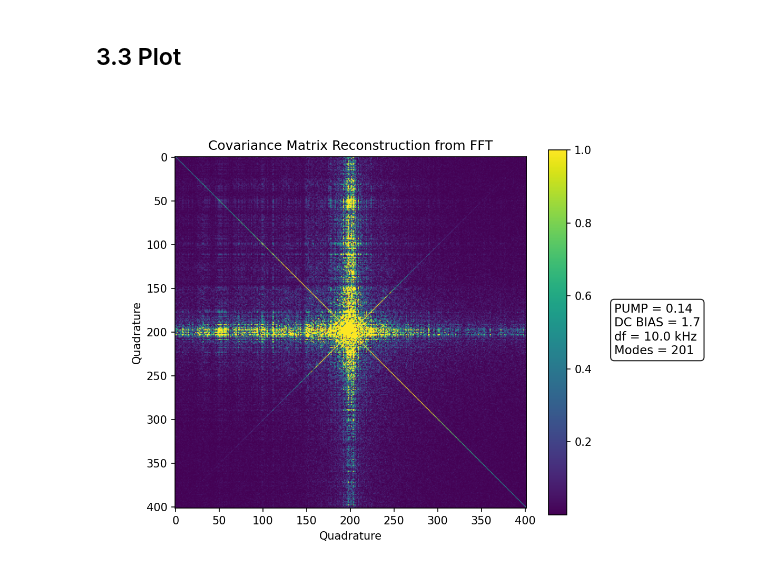
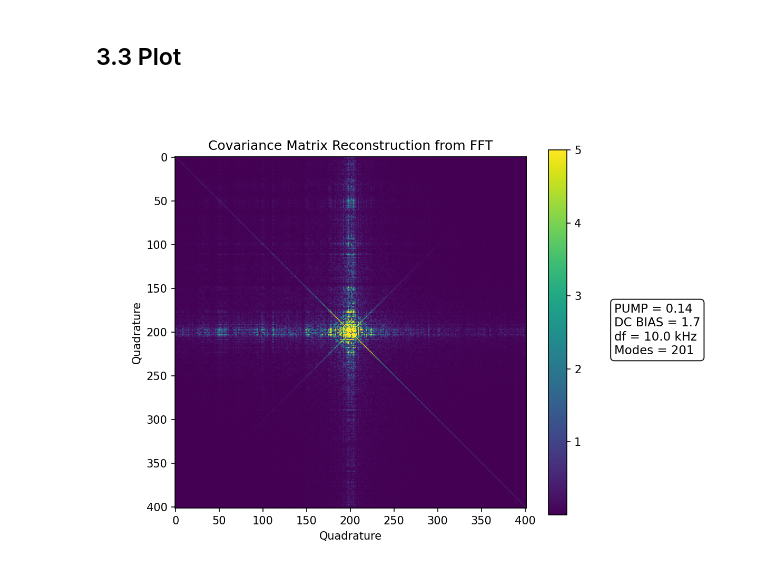
Before and after one commit to jaianandiyer690/Presto-Measurement-Scripts, a Jupyter notebook: LKIPA Measurements/LKIPA Covariance Matrix Reconstruction.ipynb, the cells around one changed output. Drawn from its saved outputs; the diff is of its cells as text; code cells hidden in the pictures.

```diff
--- a/LKIPA Measurements/LKIPA Covariance Matrix Reconstruction.ipynb
+++ b/LKIPA Measurements/LKIPA Covariance Matrix Reconstruction.ipynb
@@ -44,7 +44,7 @@ importlib.reload(psd)
 # 1. Get Time Series pixels
 # %%
 # Number of pixels to be captured
-N_PIX = 1000
+N_PIX = 5000
 
 # direct mode
 CONVERTER_CONFIGURATION = {
@@ -177,7 +177,7 @@ im = ax.imshow(
     aspect='equal',
     cmap='viridis',
     origin='upper',
-    vmax=1,
+    vmax=5,
 #    vmin=-1e-9
 )
 
@@ -190,31 +190,31 @@ ax.set_title("Covariance Matrix Reconstruction from FFT")
 
 # Make room on the right for the textbox
 fig.subplots_adjust(right=0.82)
 
 info_text = (
     f"PUMP = {psd.PUMP_AMP}" "\n"
     f"DC BIAS = {psd.DC_BIAS}" "\n"
     f"df = {psd.DF/1e3:.1f} kHz" "\n"
     f"Modes = {n_modes}"
 )
 
 fig.text(
     0.82, 0.5,                  # figure coordinates
     info_text,
     ha='left',
     va='center',
     fontsize=11,
     bbox=dict(
         boxstyle='round',
         facecolor='white',
         edgecolor='black',
         alpha=0.85
     )
 )
 plt.savefig(
     fname=f'Figures/Covariance Reconstruction/CovMat_Reconstruction-pump={psd.PUMP_AMP}-df={psd.DF/1e3:.1f}kHz-dc_bias={psd.DC_BIAS}-modes={n_modes}.png'
 )
 
 plt.show()
 # %% [output]
-[figure, old version]
+[figure, new version]
```
Also changed, not shown: 28 other files.
